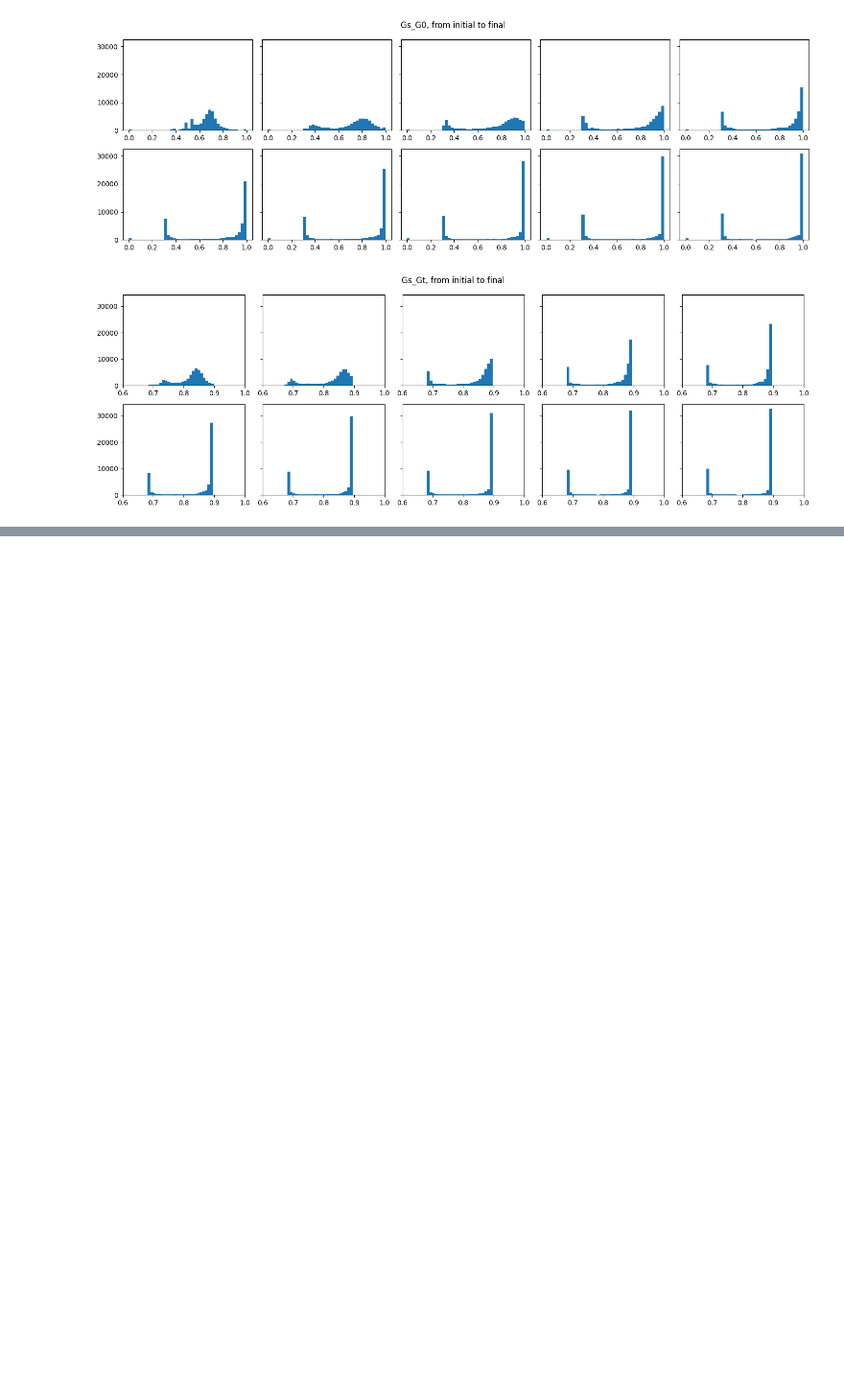
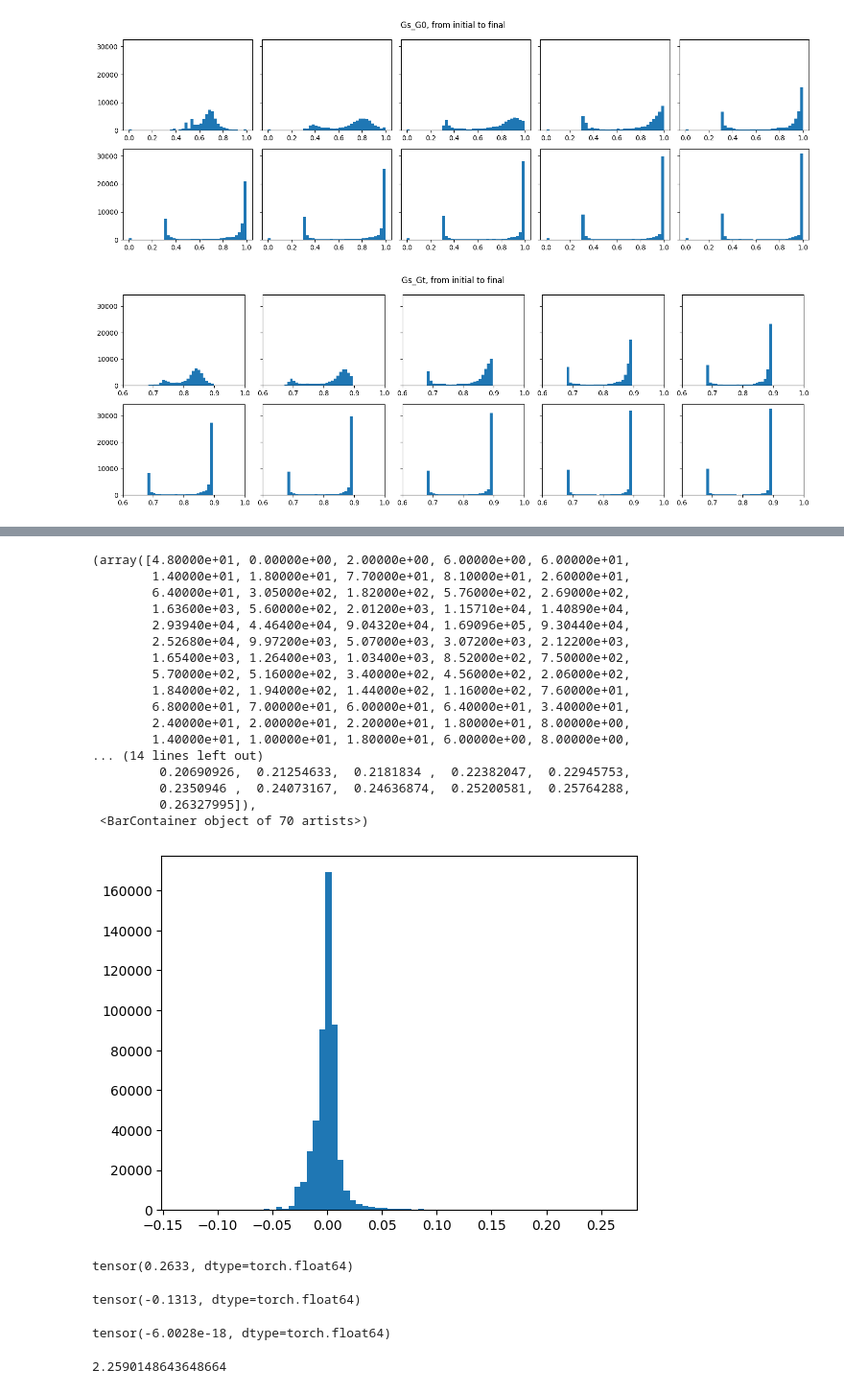
Before and after one commit to LspongebobJH/DiGress, a Jupyter notebook: notebooks/test_reverse_metrics.ipynb, the cells around one changed output, grey strips where cells are left out. Shown at 96% size. Cells and saved outputs as stored; diff of their text form; code cells hidden in the pictures; blank space fills up the shorter version.

```diff
--- a/notebooks/test_reverse_metrics.ipynb
+++ b/notebooks/test_reverse_metrics.ipynb
@@ -263,0 +348,5 @@ for i in range(2):
+# %%
+path = "/home/jiahang/DiGress/data/ND-code-datasets/Application2-protein-contact-maps/full-predictions/network_all_0.01.pt"
+# %%
+import torch
+data, slices = torch.load(path)
@@ -263,0 +362,38 @@ for i in range(2):
+# %%
+plt.hist(data.edge_attr, bins=70)
+# %% [output]
+(array([4.80000e+01, 0.00000e+00, 2.00000e+00, 6.00000e+00, 6.00000e+01,
+        1.40000e+01, 1.80000e+01, 7.70000e+01, 8.10000e+01, 2.60000e+01,
+        6.40000e+01, 3.05000e+02, 1.82000e+02, 5.76000e+02, 2.69000e+02,
+        1.63600e+03, 5.60000e+02, 2.01200e+03, 1.15710e+04, 1.40890e+04,
+        2.93940e+04, 4.46400e+04, 9.04320e+04, 1.69096e+05, 9.30440e+04,
+        2.52680e+04, 9.97200e+03, 5.07000e+03, 3.07200e+03, 2.12200e+03,
+        1.65400e+03, 1.26400e+03, 1.03400e+03, 8.52000e+02, 7.50000e+02,
+        5.70000e+02, 5.16000e+02, 3.40000e+02, 4.56000e+02, 2.06000e+02,
+        1.84000e+02, 1.94000e+02, 1.44000e+02, 1.16000e+02, 7.60000e+01,
+        6.80000e+01, 7.00000e+01, 6.00000e+01, 6.40000e+01, 3.40000e+01,
+        2.40000e+01, 2.00000e+01, 2.20000e+01, 1.80000e+01, 8.00000e+00,
+        1.40000e+01, 1.00000e+01, 1.80000e+01, 6.00000e+00, 8.00000e+00,
+... (14 lines left out)
+         0.20690926,  0.21254633,  0.2181834 ,  0.22382047,  0.22945753,
+         0.2350946 ,  0.24073167,  0.24636874,  0.25200581,  0.25764288,
+         0.26327995]),
+ <BarContainer object of 70 artists>)
+[figure, added]
+# %%
+data.edge_attr.max()
+# %% [output]
+tensor(0.2633, dtype=torch.float64)
+# %%
+data.edge_attr.min()
+# %% [output]
+tensor(-0.1313, dtype=torch.float64)
+# %%
+data.edge_attr.mean()
+# %% [output]
+tensor(-6.0028e-18, dtype=torch.float64)
+# %%
+from scipy.stats import skew
+skew(data.edge_attr.numpy())
+# %% [output]
+2.2590148643648664
```
Also changed, not shown: parts of 39 cells of this notebook, 10 other files.
